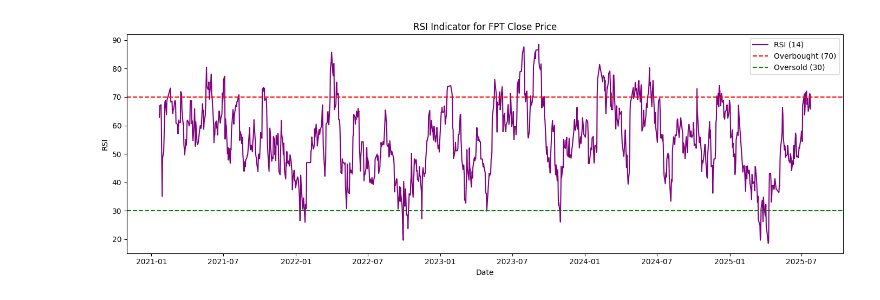
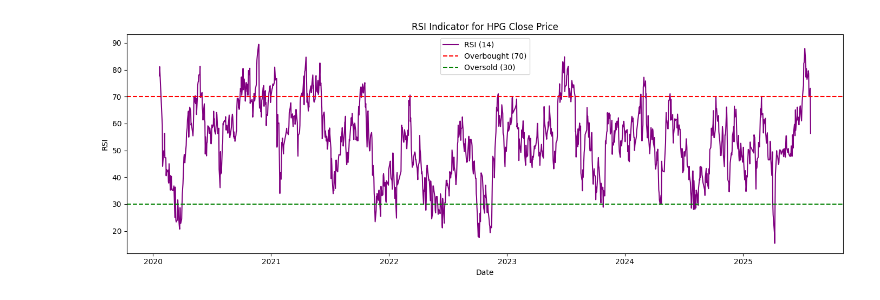
Before and after one commit to abm0606/backtest_FPT, a Jupyter notebook: Quant_project.ipynb, the cells around one changed output. Saved outputs shown, nothing was run; the diff lists cells and outputs as text; code cells hidden in the pictures.

```diff
--- a/Quant_project.ipynb
+++ b/Quant_project.ipynb
@@ -71,36 +110,41 @@ plt.show()
 # %%
 # Identify starting points of bullish and bearish trends
-fpt['Bullish_Run_Start'] = (fpt['MACD'] > fpt['MACD_Signal']) & (fpt['MACD'].shift(1) <= fpt['MACD_Signal'].shift(1))
-fpt['Bearish_Run_Start'] = (fpt['MACD'] < fpt['MACD_Signal']) & (fpt['MACD'].shift(1) >= fpt['MACD_Signal'].shift(1))
+input_stock['Bullish_Run_Start'] = ((input_stock['MACD'] > input_stock['MACD_Signal']) & (input_stock['MACD'].shift(1) <= input_stock['MACD_Signal'].shift(1))).fillna(False).astype(bool)
+input_stock['Bearish_Run_Start'] = ((input_stock['MACD'] < input_stock['MACD_Signal']) & (input_stock['MACD'].shift(1) >= input_stock['MACD_Signal'].shift(1))).fillna(False).astype(bool)
+
+# Debug: Check index uniqueness and mask types
+print('Index is unique:', input_stock.index.is_unique)
+print('Bullish_Run_Start dtype:', input_stock['Bullish_Run_Start'].dtype, 'shape:', input_stock['Bullish_Run_Start'].shape)
+print('Bearish_Run_Start dtype:', input_stock['Bearish_Run_Start'].dtype, 'shape:', input_stock['Bearish_Run_Start'].shape)
 
 # Plot
 plt.figure(figsize=(14, 10))
 
 #Plot Close Price
 plt.subplot(2, 1, 1)
-plt.plot(fpt['Close'], label='Close Price')
-plt.scatter(fpt.index[fpt['Bullish_Run_Start']], fpt['Close'][fpt['Bullish_Run_Start']], marker='^', color='g', label='Start Bullish Run')
-plt.scatter(fpt.index[fpt['Bearish_Run_Start']], fpt['Close'][fpt['Bearish_Run_Start']], marker='v', color='r', label='Start Bearish Run')
-plt.title('FPT Stock Price and MACD')
+plt.plot(input_stock['Close'], label='Close Price')
+plt.scatter(input_stock.index[input_stock['Bullish_Run_Start']], input_stock['Close'][input_stock['Bullish_Run_Start']], marker='^', color='g', label='Start Bullish Run')
+plt.scatter(input_stock.index[input_stock['Bearish_Run_Start']], input_stock['Close'][input_stock['Bearish_Run_Start']], marker='v', color='r', label='Start Bearish Run')
+plt.title('Stock Price and MACD')
 plt.legend()
 
 
 # Identify bullish and bearish crossover points
-fpt['Bullish_Crossover'] = (fpt['MACD'] > fpt['MACD_Signal']) & (fpt['MACD'].shift(1) <= fpt['MACD_Signal'].shift(1))
-fpt['Bearish_Crossover'] = (fpt['MACD'] < fpt['MACD_Signal']) & (fpt['MACD'].shift(1) >= fpt['MACD_Signal'].shift(1))
+input_stock['Bullish_Crossover'] = ((input_stock['MACD'] > input_stock['MACD_Signal']) & (input_stock['MACD'].shift(1) <= input_stock['MACD_Signal'].shift(1))).fillna(False).astype(bool)
+input_stock['Bearish_Crossover'] = ((input_stock['MACD'] < input_stock['MACD_Signal']) & (input_stock['MACD'].shift(1) >= input_stock['MACD_Signal'].shift(1))).fillna(False).astype(bool)
 
 # Plot
 plt.figure(figsize=(14, 10))
 
 # Plot MACD
 plt.subplot(2, 1, 2)
-plt.plot(fpt['MACD'], label='MACD Line', color='blue', alpha=0.5)
-plt.plot(fpt['MACD_Signal'], label='Signal Line', color='red', alpha=0.5)
-plt.bar(fpt.index, fpt['MACD_Diff'], label='Histogram', color='grey', alpha=0.5)
+plt.plot(input_stock['MACD'], label='MACD Line', color='blue', alpha=0.5)
+plt.plot(input_stock['MACD_Signal'], label='Signal Line', color='red', alpha=0.5)
+plt.bar(input_stock.index, input_stock['MACD_Diff'], label='Histogram', color='grey', alpha=0.5)
 
 # Markers for bullish and bearish crossover
-plt.scatter(fpt.index[fpt['Bullish_Crossover']], fpt['MACD'][fpt['Bullish_Crossover']], marker='^', color='g', label='Bullish Crossover')
-plt.scatter(fpt.index[fpt['Bearish_Crossover']], fpt['MACD'][fpt['Bearish_Crossover']], marker='v', color='r', label='Bearish Crossover')
+plt.scatter(input_stock.index[input_stock['Bullish_Crossover']], input_stock['MACD'][input_stock['Bullish_Crossover']], marker='^', color='g', label='Bullish Crossover')
+plt.scatter(input_stock.index[input_stock['Bearish_Crossover']], input_stock['MACD'][input_stock['Bearish_Crossover']], marker='v', color='r', label='Bearish Crossover')
 
 plt.legend()
 plt.show()
@@ -121,36 +167,36 @@ Bearish run start dates: [Timestamp('2021-03-04 00:00:00'), Timestamp('2021-03-2
 # %%
 # First ensure you have the TA library installed
 # !pip install ta  # Uncomment if needed
 
 # Import required libraries
 import pandas as pd
 from ta.momentum import RSIIndicator  # Correct import path
 
-# Assuming fpt is your DataFrame with 'Close' prices
-close_array = fpt['Close'].values  # Better to use .values than .to_numpy()
+# Assuming hpg is your DataFrame with 'Close' prices
+close_array = input_stock['Close'].values  # Better to use .values than .to_numpy()
 
 # Calculate RSI
 # Best approach - use the Series directly
 
-# Convert to Series if needed (usually fpt['Close'] is already a Series)
-close_series = fpt['Close'].squeeze() if isinstance(fpt['Close'], pd.DataFrame) else fpt['Close']
+# Convert to Series if needed (usually hpg['Close'] is already a Series)
+close_series = input_stock['Close'].squeeze() if isinstance(input_stock['Close'], pd.DataFrame) else input_stock['Close']
 # Calculate RSI
-fpt['RSI'] = RSIIndicator(close=close_series, window=14).rsi()
+input_stock['RSI'] = RSIIndicator(close=close_series, window=14).rsi()
 
 
 # Visualize RSI
 plt.figure(figsize=(14,5))
-plt.plot(fpt.index, fpt['RSI'], label='RSI (14)', color='purple')
+plt.plot(input_stock.index, input_stock['RSI'], label='RSI (14)', color='purple')
 plt.axhline(70, color='red', linestyle='--', label='Overbought (70)')
 plt.axhline(30, color='green', linestyle='--', label='Oversold (30)')
-plt.title('RSI Indicator for FPT Close Price')
+plt.title('RSI Indicator for HPG Close Price')
 plt.xlabel('Date')
 plt.ylabel('RSI')
 plt.legend()
 plt.tight_layout()
 plt.show()
 # %% [output]
-[figure, old version]
+[figure, new version]
 # %%
 def get_rsi_for_dates(dates, rsi_series):
     """Return a dictionary mapping date string to RSI value for the given dates."""
```
Also changed, not shown: parts of 32 cells of this notebook, 5 other files.
